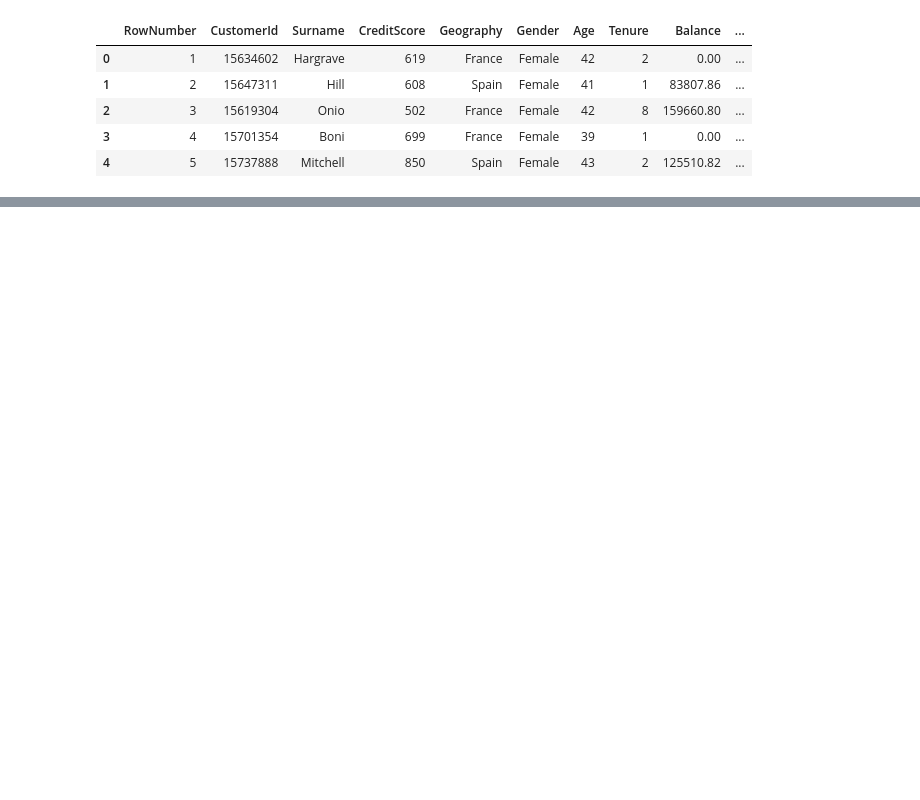
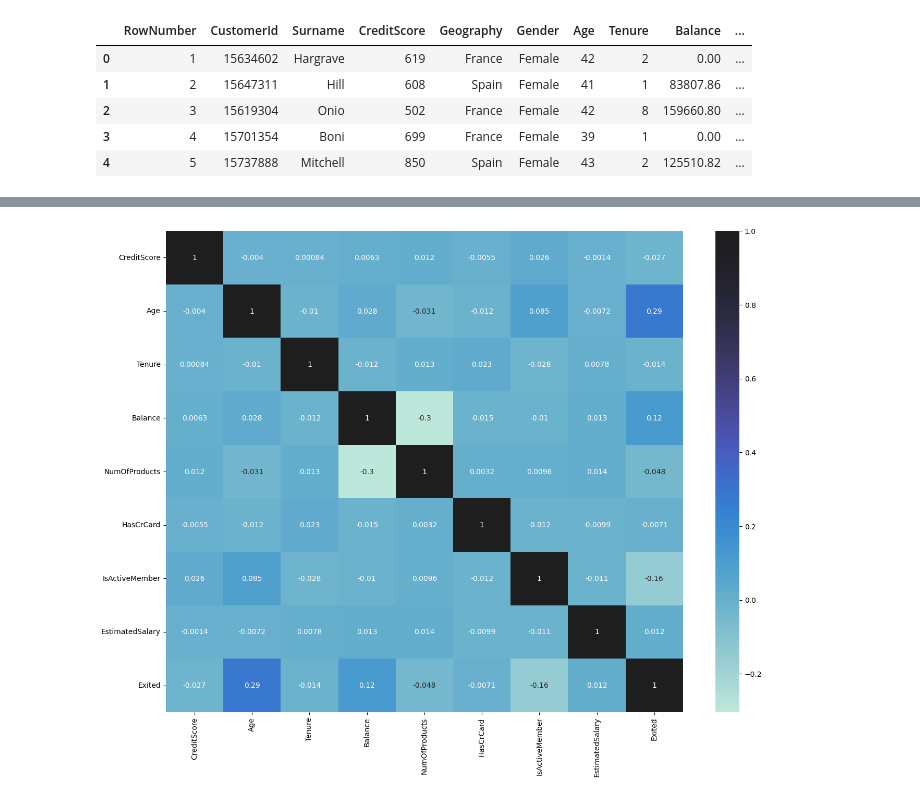
Before and after one commit to milan0122/Churn-Detection-System, a Jupyter notebook: notebook/research.ipynb, the cells around one changed output, grey strips where cells are left out. Cells and saved outputs as stored; diff of their text form; code cells hidden in the pictures; blank space fills up the shorter version.

```diff
--- a/notebook/research.ipynb
+++ b/notebook/research.ipynb
@@ -17,0 +90,3 @@ df.head()
+# %%
+# Let's analysis the numerical variable
+df_num = df.select_dtypes(exclude='O')
@@ -17,0 +109,7 @@ df.head()
+# %%
+# let's use heat map to check how they are co-related to exited
+plt.figure(figsize=(16,12))
+sns.heatmap(df_num.corr(),center=True,annot=True)
+plt.show()
+# %% [output]
+[figure, added]
```
Also changed, not shown: parts of 33 cells of this notebook, 18 other files.
